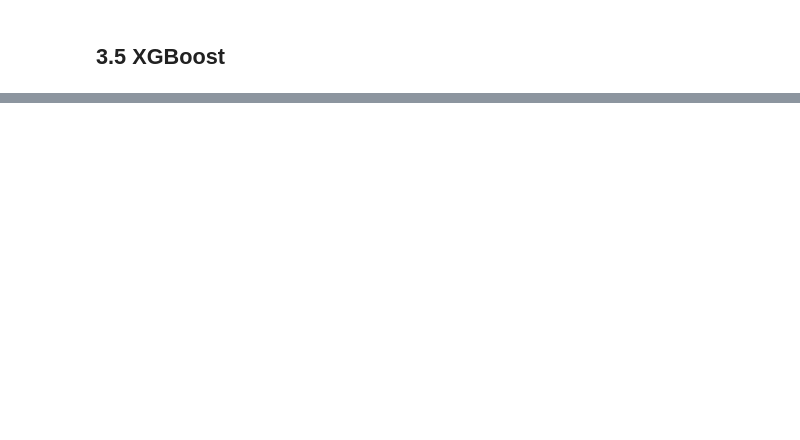
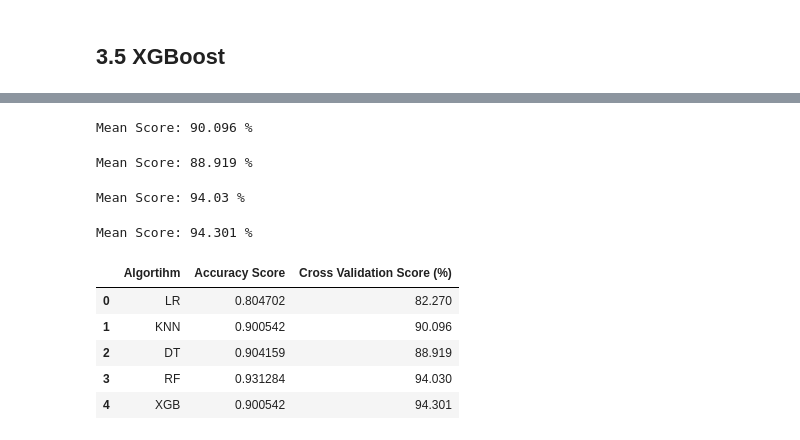
Before and after one commit to gmayuri1904/Beverage-quality-estimator, a Jupyter notebook: WineQuality.ipynb, the cells around one changed output, grey strips where cells are left out. Saved outputs shown, nothing was run; the diff lists cells and outputs as text; code cells hidden in the pictures; blank space fills up the shorter version.

Commit message:
Add files via upload
Label encoded the target. Standardized the features. Performed cross validation.
Next:Automate cross validation

```diff
--- a/WineQuality.ipynb
+++ b/WineQuality.ipynb
@@ -417,0 +433,39 @@ Random forest gives the best accuracy score
+# %%
+KNN_score=cross_val_score(model2,X_train,y_train,cv=10)
+cv_score2=KNN_score.mean().round(5)*100
+print("Mean Score:",cv_score2,'%')
+# %% [output]
+Mean Score: 90.096 %
+# %%
+DT_score=cross_val_score(model3,X_train,y_train,cv=10)
+cv_score3=DT_score.mean().round(5)*100
+print("Mean Score:",cv_score3,'%')
+# %% [output]
+Mean Score: 88.919 %
+# %%
+RF_score=cross_val_score(model4,X_train,y_train,cv=10)
+cv_score4=RF_score.mean().round(5)*100
+print("Mean Score:",cv_score4,'%')
+# %% [output]
+Mean Score: 94.03 %
+# %%
+XGB_score=cross_val_score(model5,X_train,y_train,cv=10)
+cv_score5=XGB_score.mean().round(5)*100
+print("Mean Score:",cv_score5,'%')
+# %% [output]
+Mean Score: 94.301 %
+# %%
+result=pd.DataFrame([{'Algortihm':"LR", 'Accuracy Score':acc_score1,'Cross Validation Score (%)':cv_score1},
+                     {'Algortihm':"KNN", 'Accuracy Score':acc_score2,'Cross Validation Score (%)':cv_score2},
+                     {'Algortihm':"DT", 'Accuracy Score':acc_score3,'Cross Validation Score (%)':cv_score3},
+                     {'Algortihm':"RF", 'Accuracy Score':acc_score4,'Cross Validation Score (%)':cv_score4},
+                     {'Algortihm':"XGB", 'Accuracy Score':acc_score2,'Cross Validation Score (%)':cv_score5}])
+# %%
+result
+# %% [output]
+|  | Algortihm | Accuracy Score | Cross Validation Score (%) |
+| 0 | LR | 0.804702 | 82.270 |
+| 1 | KNN | 0.900542 | 90.096 |
+| 2 | DT | 0.904159 | 88.919 |
+| 3 | RF | 0.931284 | 94.030 |
+| 4 | XGB | 0.900542 | 94.301 |
```
Also changed, not shown: parts of 36 cells of this notebook.
